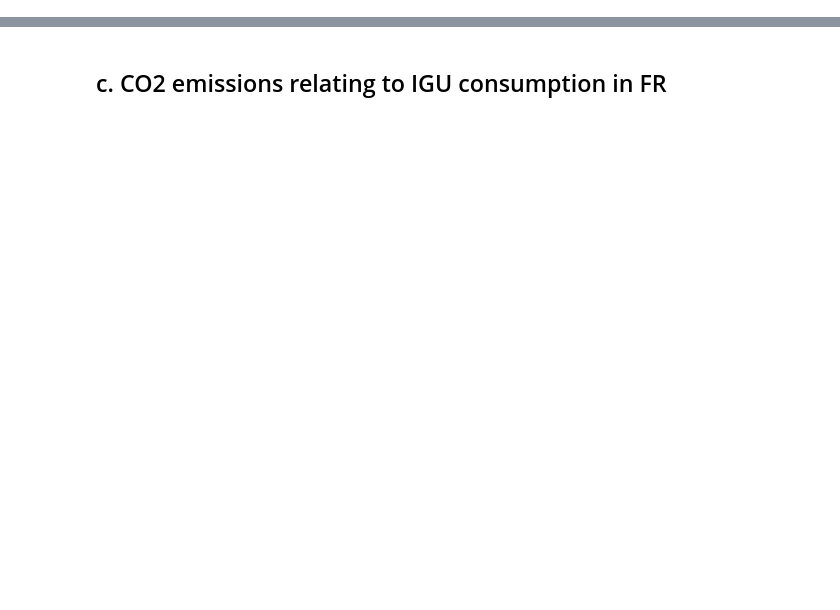
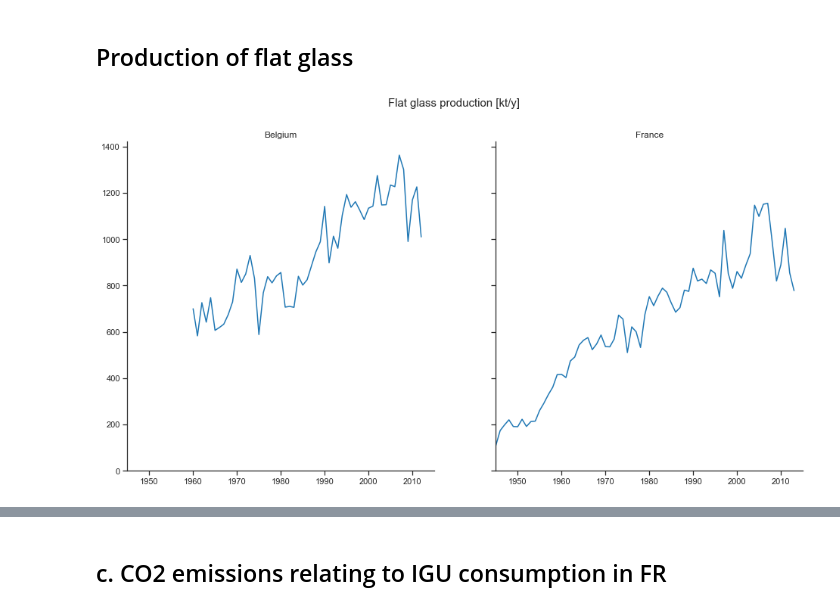
Before and after one commit to JeanSouv/01_MFA_GlassIndustry, a Jupyter notebook: MFA_FlatGlassIndustry.ipynb, the cells around one changed output, grey strips where cells are left out. Saved outputs shown, nothing was run; the diff lists cells and outputs as text; code cells hidden in the pictures; blank space fills up the shorter version.

Commit message:
Update of the notebook taking into account multiindexing, problem with small multiples in seaborn

```diff
--- a/MFA_FlatGlassIndustry.ipynb
+++ b/MFA_FlatGlassIndustry.ipynb
@@ -24,4 +24,4 @@ ROOT_DIR = "RawData"
 # %%
 sns.set_style("ticks")
 sns.color_palette("colorblind")
-sns.set_context("notebook", font_scale=1.5)
+sns.set_context("notebook", font_scale=1)
@@ -304,12 +89,0 @@ BE_FR_BldgGlassProd.head()
-# %%
-# Plotting FR and BE bldg flat glass production
-fig, ax = plt.subplots()
-
-sns.lineplot(data=BE_FR_BldgGlassProd, markers=True, palette="GnBu", ax=ax)
-
-ax.set_xlim(1945,2015)
-ax.set_ylim(ymin=0)
-
-fig.suptitle('Architectural flat glass production [kt/y]', fontsize = 20)
-sns.despine()
-plt.show()
@@ -341,0 +90,14 @@ plt.show()
+# %%
+# Creating a unique DataFrame for French and Belgian flat glass flows
+BE_FR = pd.concat([FR_Prod['flat glass, kt'], BE_Prod['flat glass, kt'],
+                   FR_Imp['flat glass, kt'], BE_Imp['flat glass, kt'],
+                   FR_Exp['flat glass, kt'], BE_Exp['flat glass, kt']],
+                  axis=1, keys=[('Production [kt]', 'France'),
+                                ('Production [kt]', 'Belgium'),
+                                ('Import [kt]', 'France'),
+                                ('Import [kt]', 'Belgium'),
+                                ('Export [kt]', 'France'),
+                                ('Export [kt]', 'Belgium')],
+                  names=['Info', 'Country']).stack()
+
+BE_FR = BE_FR.unstack()
@@ -341,0 +122,20 @@ plt.show()
+# %% [markdown]
+## Production of flat glass
+# %%
+fig, axes = plt.subplots(nrows=1, ncols=2,
+                         figsize=(16, 8),
+                         sharex=True, sharey=True)
+
+for i, (ax, col) in enumerate(zip(axes.flatten(),
+                                  BE_FR['Production [kt]'].columns)):
+
+    ax.plot(BE_FR['Production [kt]'].index, BE_FR['Production [kt]'][col])
+    ax.set_title(col)
+    ax.set_xlim(1945,2015)
+    ax.set_ylim(ymin=0)
+
+fig.suptitle('Flat glass production [kt/y]', fontsize = 15)
+sns.despine()
+plt.show()
+# %% [output]
+[figure, added]
```
Also changed, not shown: parts of 104 cells of this notebook, 5 other files.
